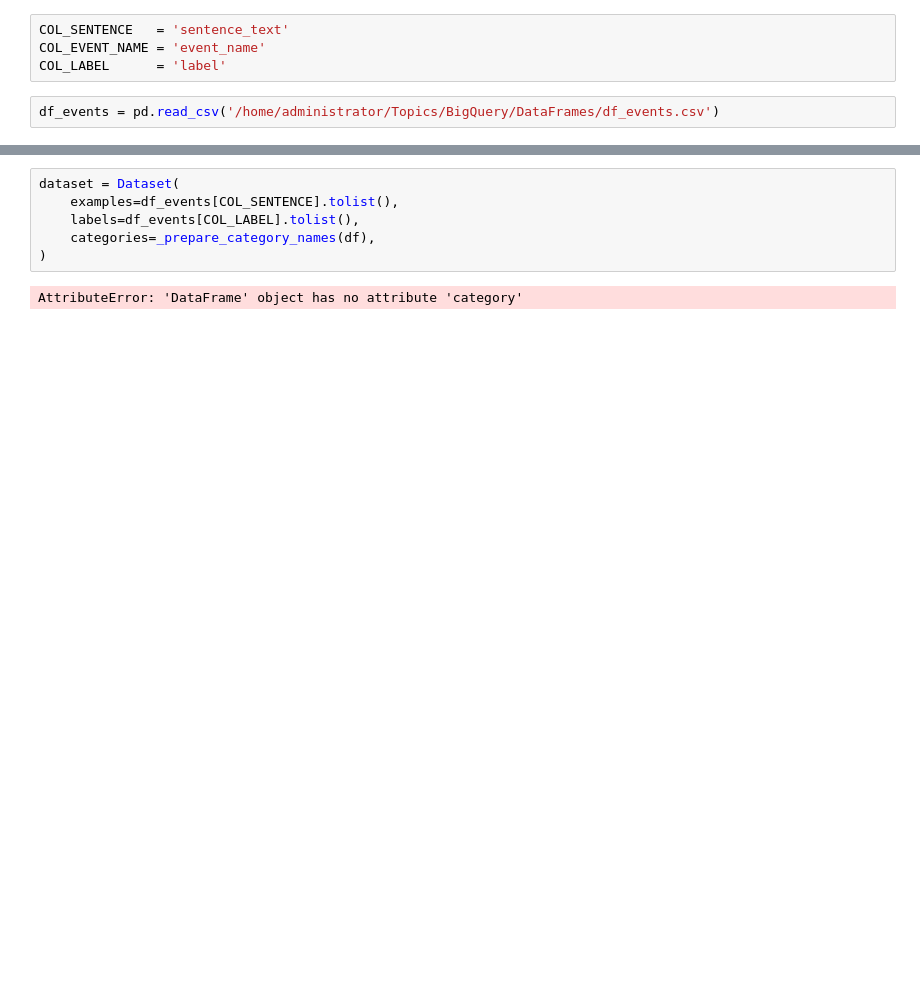
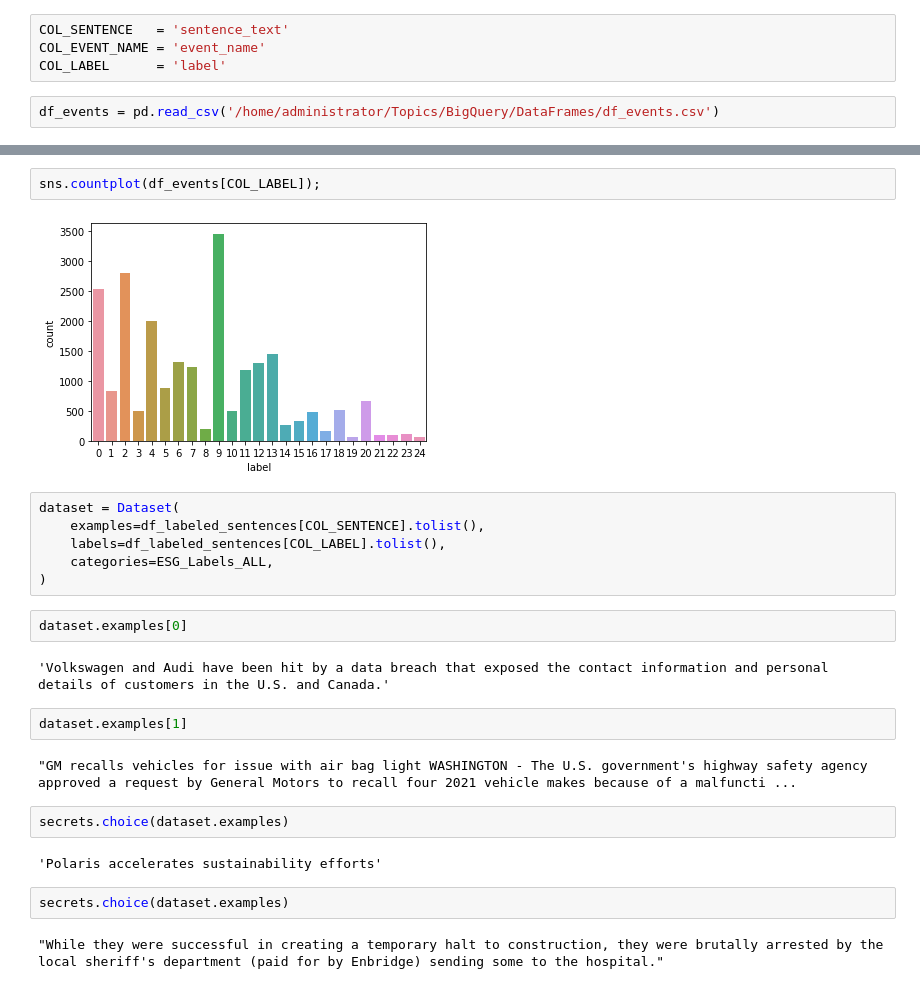
Before and after one commit to amenityllc/few-shot-text-classification, a Jupyter notebook: notebooks/CreateESGDataset.ipynb, the cells around one changed output, grey strips where cells are left out. Saved outputs shown, nothing was run; the diff lists cells and outputs as text; blank space fills up the shorter version.

```diff
--- a/notebooks/CreateESGDataset.ipynb
+++ b/notebooks/CreateESGDataset.ipynb
@@ -41,8 +116,26 @@ df_events.rename(columns={COL_EVENT_NAME: COL_LABEL}, inplace=True)
+# %%
+sns.countplot(df_events[COL_LABEL]);
+# %% [output]
+[figure, added]
 # %%
 dataset = Dataset(
-    examples=df_events[COL_SENTENCE].tolist(),
-    labels=df_events[COL_LABEL].tolist(),
-    categories=_prepare_category_names(df),
+    examples=df_labeled_sentences[COL_SENTENCE].tolist(),
+    labels=df_labeled_sentences[COL_LABEL].tolist(),
+    categories=ESG_Labels_ALL,
 )
-# %% [output]
-AttributeError: 'DataFrame' object has no attribute 'category'
+# %%
+dataset.examples[0]
+# %% [output]
+'Volkswagen and Audi have been hit by a data breach that exposed the contact information and personal details of customers in the U.S. and Canada.'
+# %%
+dataset.examples[1]
+# %% [output]
+"GM recalls vehicles for issue with air bag light WASHINGTON - The U.S. government's highway safety agency approved a request by General Motors to recall four 2021 vehicle makes because of a malfuncti ...
+# %%
+secrets.choice(dataset.examples)
+# %% [output]
+'Polaris accelerates sustainability efforts'
+# %%
+secrets.choice(dataset.examples)
+# %% [output]
+"While they were successful in creating a temporary halt to construction, they were brutally arrested by the local sheriff's department (paid for by Enbridge) sending some to the hospital."
```
Also changed, not shown: parts of 33 cells of this notebook, 3 other files.
